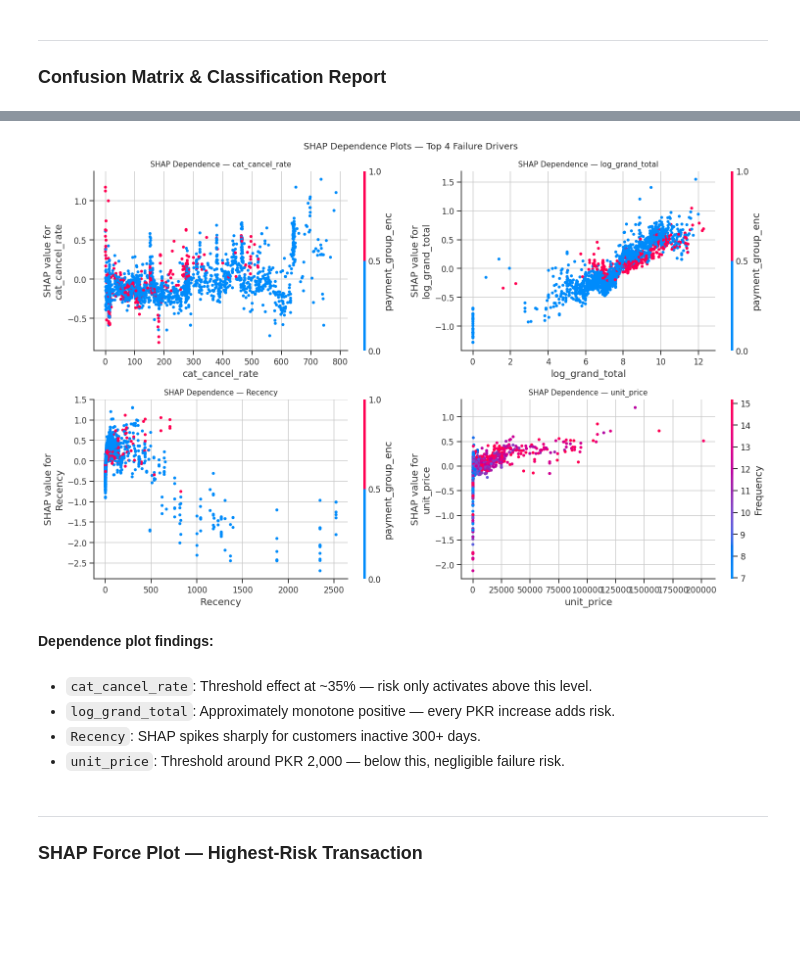
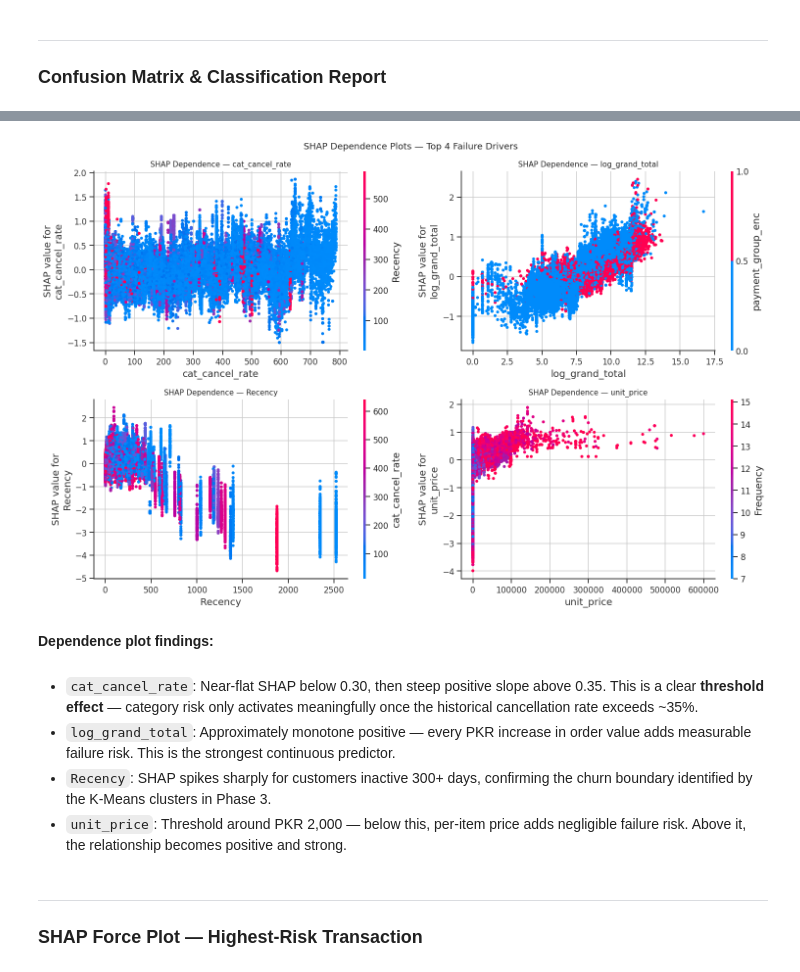
Before and after one commit to umarfarooq3152/Ecommerce-Analysis, a Jupyter notebook: phase-4.ipynb, the cells around one changed output, grey strips where cells are left out. Saved outputs shown, nothing was run; the diff lists cells and outputs as text; code cells hidden in the pictures; blank space fills up the shorter version.

Commit message:
Kaggle Notebook | phase 4 | phase 4

```diff
--- a/phase-4.ipynb
+++ b/phase-4.ipynb
@@ -115,6 +121,8 @@ TARGET = 'target_failure'
 le = LabelEncoder()
 df['payment_group_enc'] = le.fit_transform(df['payment_group'].astype(str))
 
+# cat_cancel_rate must be computed on train labels only to prevent target leakage.
+# We split first, then encode the category column.
 FEATURES_NO_CAT = [f for f in FINAL_FEATURES if f != 'cat_cancel_rate']
 model_df = df[FEATURES_NO_CAT + ['category_name_1', 'Customer ID', TARGET]].dropna()
 
@@ -130,16 +138,25 @@ train_cat_rate = (
     X_raw_train.assign(target=y_train.values)
     .groupby('category_name_1')['target'].mean()
 )
-global_mean = y_train.mean()
+global_mean = y_train.mean()   # fallback for categories unseen in training
 
 X_train = X_raw_train[FEATURES_NO_CAT].copy()
 X_test  = X_raw_test[FEATURES_NO_CAT].copy()
-X_train['cat_cancel_rate'] = X_raw_train['category_name_1'].map(train_cat_rate).fillna(global_mean)
-X_test['cat_cancel_rate']  = X_raw_test['category_name_1'].map(train_cat_rate).fillna(global_mean)
+X_train['cat_cancel_rate'] = (
+    X_raw_train['category_name_1'].map(train_cat_rate).fillna(global_mean)
+)
+X_test['cat_cancel_rate'] = (
+    X_raw_test['category_name_1'].map(train_cat_rate).fillna(global_mean)
+)
 
+# Map customer_segment from the RFM table onto the split sets
 seg_map = rfm.set_index('Customer ID')['customer_segment']
-X_train['customer_segment'] = model_df.loc[X_train.index, 'Customer ID'].map(seg_map).fillna(-1).astype(int)
-X_test['customer_segment']  = model_df.loc[X_test.index,  'Customer ID'].map(seg_map).fillna(-1).astype(int)
+X_train['customer_segment'] = (
+    model_df.loc[X_train.index, 'Customer ID'].map(seg_map).fillna(-1).astype(int)
+)
+X_test['customer_segment'] = (
+    model_df.loc[X_test.index, 'Customer ID'].map(seg_map).fillna(-1).astype(int)
+)
 
 print(f"Train : {len(X_train):,}  |  Test : {len(X_test):,}  |  Features : {len(FINAL_FEATURES)}")
 print(f"Failure rate (train) : {y_train.mean()*100:.2f}%")
@@ -523 +564,7 @@ sv = shap_vals[1] if isinstance(shap_vals, list) else shap_vals
+# %%
+explainer = shap.TreeExplainer(lgb_tuned)
+shap_vals = explainer.shap_values(X_test)
+
+# shap_values() returns a list [class_0, class_1] in older SHAP or a single array in newer
+sv = shap_vals[1] if isinstance(shap_vals, list) else shap_vals
 # %%
@@ -557,29 +611,34 @@ plt.show()
 # %%
 top4 = ['cat_cancel_rate', 'log_grand_total', 'Recency', 'unit_price']
 
 fig, axes = plt.subplots(2, 2, figsize=(14, 9))
 for ax, feat in zip(axes.flatten(), top4):
     feat_idx = list(FINAL_FEATURES).index(feat)
     shap.dependence_plot(
-        feat_idx, sv, X_test_shap.values,
+        feat_idx, sv, X_test.values,
         feature_names=FINAL_FEATURES,
         ax=ax, show=False
     )
     ax.set_title(f"SHAP Dependence — {feat}", fontsize=10)
 
 plt.suptitle("SHAP Dependence Plots — Top 4 Failure Drivers", fontsize=12)
 plt.tight_layout()
 plt.savefig('phase4_shap_dependence.png', bbox_inches='tight')
 plt.show()
 # %% [output]
-[figure, old version]
+[figure, new version]
 # %% [markdown]
 **Dependence plot findings:**
 #
-- `cat_cancel_rate`: Threshold effect at ~35% — risk only activates above this level.
-- `log_grand_total`: Approximately monotone positive — every PKR increase adds risk.
-- `Recency`: SHAP spikes sharply for customers inactive 300+ days.
-- `unit_price`: Threshold around PKR 2,000 — below this, negligible failure risk.
+- `cat_cancel_rate`: Near-flat SHAP below 0.30, then steep positive slope above 0.35.
+  This is a clear **threshold effect** — category risk only activates meaningfully
+  once the historical cancellation rate exceeds ~35%.
+- `log_grand_total`: Approximately monotone positive — every PKR increase in order
+  value adds measurable failure risk. This is the strongest continuous predictor.
+- `Recency`: SHAP spikes sharply for customers inactive 300+ days, confirming the
+  churn boundary identified by the K-Means clusters in Phase 3.
+- `unit_price`: Threshold around PKR 2,000 — below this, per-item price adds
+  negligible failure risk. Above it, the relationship becomes positive and strong.
 # %% [markdown]
 ---
 ### SHAP Force Plot — Highest-Risk Transaction
```
Also changed, not shown: parts of 45 cells of this notebook.
